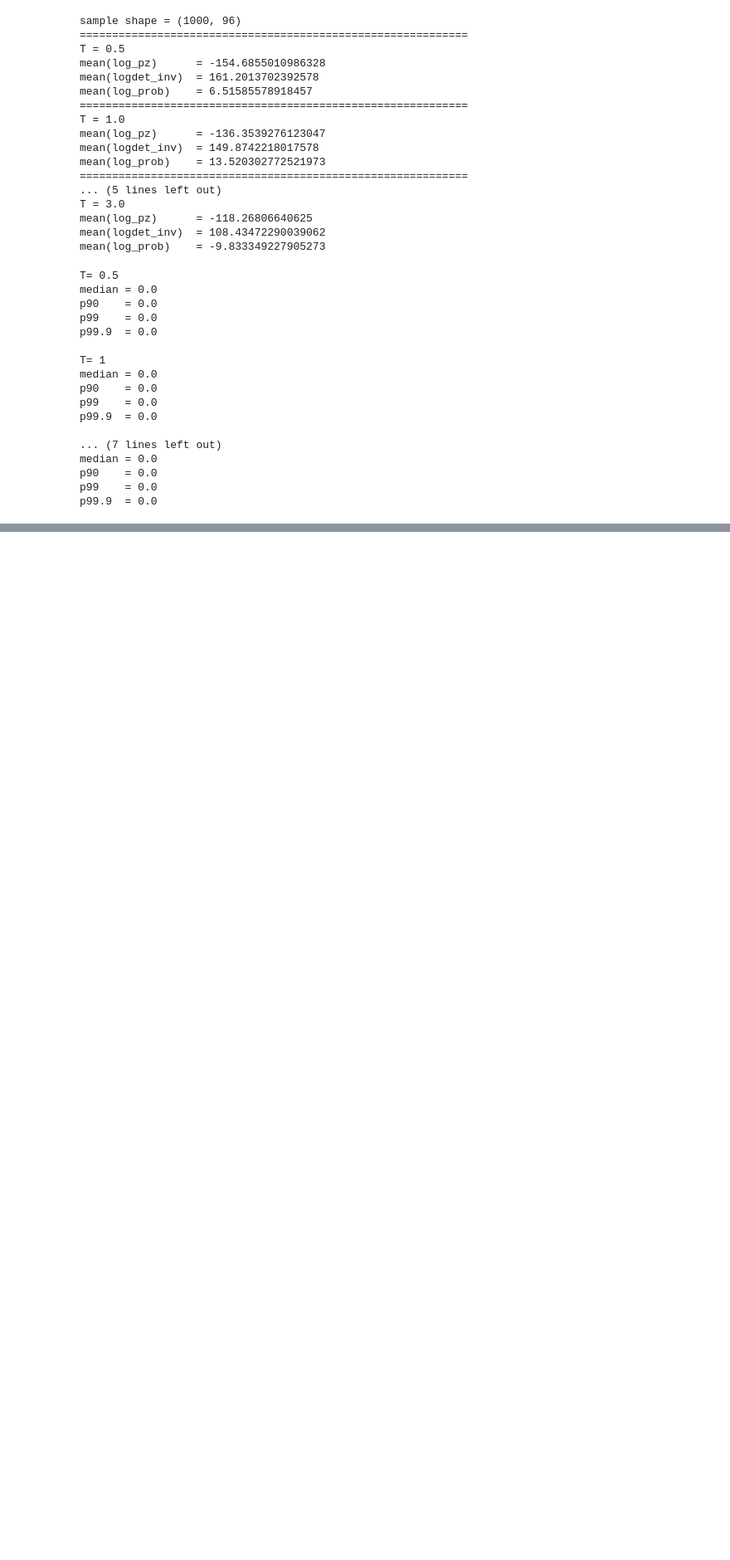
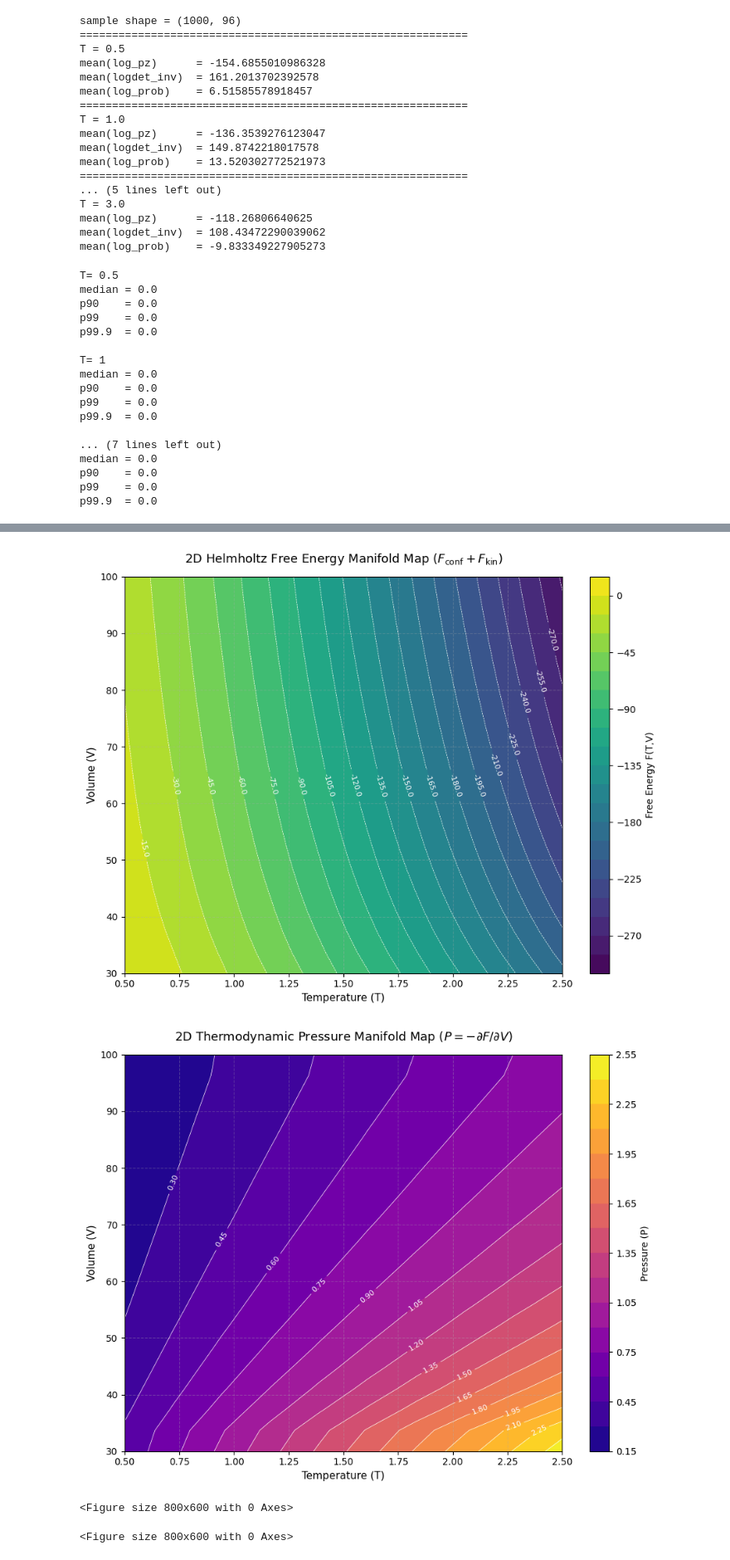
Before and after one commit to eunjae333666/ML-physics-final, a Jupyter notebook: Untitled0.ipynb, the cells around one changed output, grey strips where cells are left out. Shown at 83% size. Cells and saved outputs as stored; diff of their text form; code cells hidden in the pictures; blank space fills up the shorter version.

```diff
--- a/Untitled0.ipynb
+++ b/Untitled0.ipynb
@@ -94,13 +94,7 @@ class LJPotential(nnx.Module):
             U_0 * (1.0 + jnp.log(safe_U_raw / U_0)) # 튄 에너지(Tail)는 로그로 부드럽게 압축
         )
 
-        # 정육면체 큐브 벽
-        L_box = V_val ** (1/3)
-        half_L = L_box / 2.0
-        out_of_bounds = jnp.maximum(jnp.abs(x) - half_L, 0.0)
-        U_wall = self.wall_k * jnp.sum(out_of_bounds ** 4)
-
-        return U_eff + U_wall
+        return U_eff
 # %% [markdown]
 ## 2. Nomalizing flow로 manifold F(V,T)찾기
 # %% [markdown]
@@ -1148,6 +1139,7 @@ run_unit_tests()
 
 === 모든 개별 유닛 테스트 종료 ===
 # %%
+# @title
 master_key = jr.PRNGKey(42)
 master_key, flow_rng, gnn_rng, train_rng = jr.split(master_key, 4)
 
@@ -1156,7 +1148,7 @@ NUM_PARTICLES = 32
 T_BOUNDS = (T_MIN, T_MAX)
 V_BOUNDS = (V_MIN,V_MAX)
 
-flow_model = ConditionalRealNVP(
+flow_model = ConditionalNSF(
     d=NUM_PARTICLES * 3,
     n_layers=16,
     hidden=128,
@@ -1849,0 +1855,61 @@ Epoch 2500 | Loss = 30.357 | U_mean = 5.7 | U_max = 1.2e+02 | U_min = 0.0LogDet_
+# %%
+# @title
+import numpy as np
+import matplotlib.pyplot as plt
+
+# 💥 연산 새로 안 돌림! 이미 구워진 t_vals, v_vals, F_grid_ideal, P_grid_ideal 장부 그대로 사용
+# 2D 등고 평면을 그리기 위한 축 매칭 (x축: 온도 T, y축: 부피 V)
+# imshow나 contourf를 쓰기 위해 meshgrid 정렬
+T_mesh, V_mesh = np.meshgrid(t_vals, v_vals, indexing='ij')
+
+# ==============================================================================
+# 🔮 1. 2D 헬름홀츠 자유에너지 매니폴드 맵 (F Contour Map)
+# ==============================================================================
+plt.figure(figsize=(9, 7))
+
+# 럭셔리한 viridis 칼라로 자유에너지 등고 면 채우기 (20단계 분할)
+contour_f = plt.contourf(T_mesh, V_mesh, F_grid_ideal, levels=20, cmap='viridis')
+
+# 얇은 흰색 선으로 등고선(Contour Line) 추가해서 수리적 경향성 강조
+lines_f = plt.contour(T_mesh, V_mesh, F_grid_ideal, levels=20, colors='white', linewidths=0.5)
+plt.clabel(lines_f, inline=True, fontsize=8, fmt='%.1f') # 등고선에 자유에너지 수치 자동 라벨링
+
+plt.colorbar(contour_f, label='Free Energy F(T,V)')
+plt.xlabel('Temperature (T)', fontsize=11)
+plt.ylabel('Volume (V)', fontsize=11)
+plt.title('2D Helmholtz Free Energy Manifold Map ($F_{\\rm conf} + F_{\\rm kin}$)', fontsize=13, pad=15)
+plt.grid(True, linestyle='--', alpha=0.3)
+plt.tight_layout()
+plt.show()
+
+# ==============================================================================
+# 🌋 2. 2D 압력 매니폴드 맵 (P Contour Map)
+# ==============================================================================
+plt.figure(figsize=(9, 7))
+
+# 압력의 열역학적 팽창 체급을 보여주는 plasma 칼라 맵 채택 (20단계 분할)
+contour_p = plt.contourf(T_mesh, V_mesh, P_grid_ideal, levels=20, cmap='plasma')
+
+# 등고선 라벨 추가
+lines_p = plt.contour(T_mesh, V_mesh, P_grid_ideal, levels=20, colors='white', linewidths=0.5)
+plt.clabel(lines_p, inline=True, fontsize=8, fmt='%.2f')
+
+plt.colorbar(contour_p, label='Pressure (P)')
+plt.xlabel('Temperature (T)', fontsize=11)
+plt.ylabel('Volume (V)', fontsize=11)
+plt.title('2D Thermodynamic Pressure Manifold Map ($P = -\\partial F / \\partial V$)', fontsize=13, pad=15)
+plt.grid(True, linestyle='--', alpha=0.3)
+plt.tight_layout()
+plt.show()
+
+# ==============================================================================
+# 📈 3. [완벽 용접] 정석 P-V 등온선 (Isotherms) 검증 플롯
+# ==============================================================================
+plt.figure(figsize=(8, 6))
+
+# 간격을 두고 온도별 P-V 곡선
+# %% [output]
+[figure, added]
+[figure, added]
+<Figure size 800x600 with 0 Axes>
+<Figure size 800x600 with 0 Axes>
```
Also changed, not shown: parts of 29 cells of this notebook.
